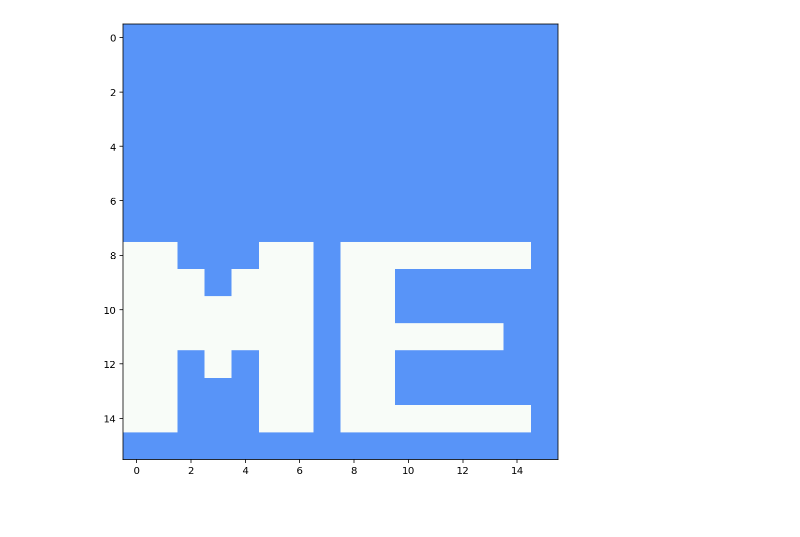
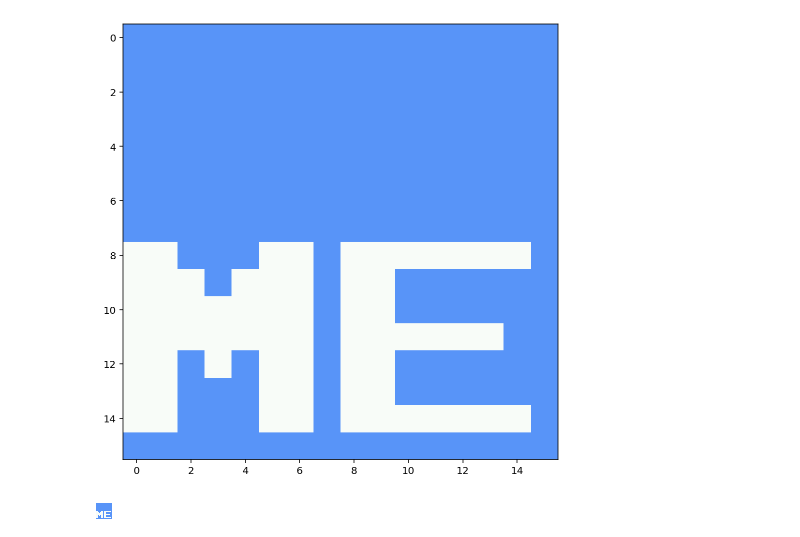
Before and after one commit to freshwater/FORWARD, a Jupyter notebook: working.ipynb, the cells around one changed output. Drawn from its saved outputs; the diff is of its cells as text; code cells hidden in the pictures; blank space fills up the shorter version.

```diff
--- a/working.ipynb
+++ b/working.ipynb
@@ -391,0 +380,6 @@ torch.Size([16, 16, 3])
+# %%
+import PIL.Image
+
+PIL.Image.fromarray(r.byte().numpy())
+# %% [output]
+[figure, added]
```
Also changed, not shown: parts of 6 cells of this notebook, 4 other files.
